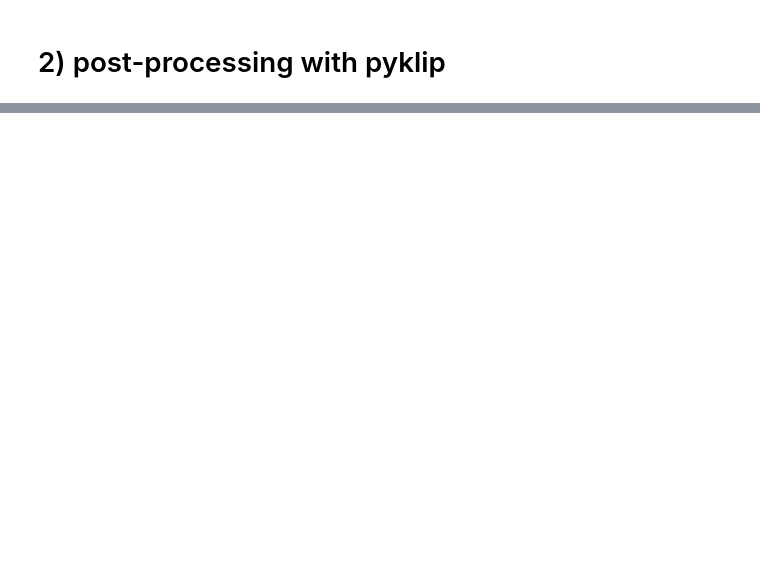
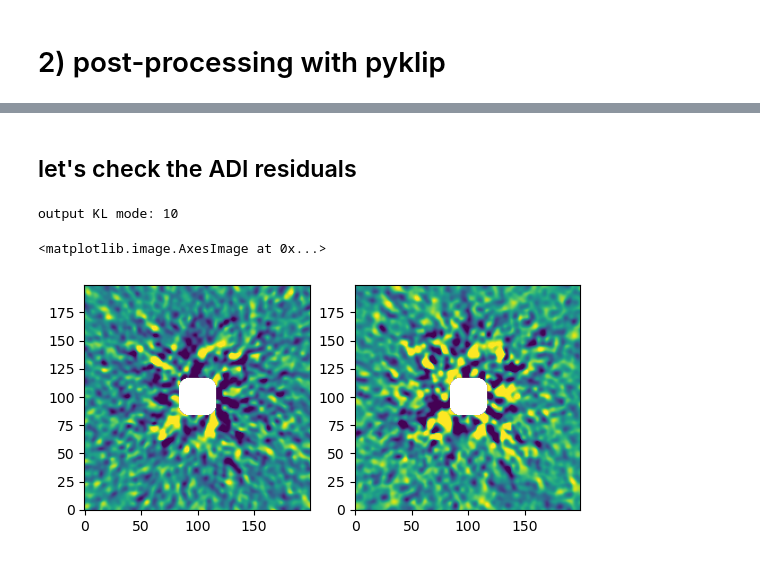
Before and after one commit to taichiuyama/VAMPIRES_Ha_tutorial, a Jupyter notebook: tutorial_VAMP-ADI+SDI.ipynb, the cells around one changed output, grey strips where cells are left out. Drawn from its saved outputs; the diff is of its cells as text; code cells hidden in the pictures; blank space fills up the shorter version.

```diff
--- a/tutorial_VAMP-ADI+SDI.ipynb
+++ b/tutorial_VAMP-ADI+SDI.ipynb
@@ -242,0 +407,16 @@ Text(0, 0.5, 'parallctic angle [deg]')
+# %%
+fwhm=3.3 #pix, hardcoded but it is better to measure the FWHM from the combined PSF
+
+# Ha
+centers_Ha = [center]*len(Ha_parang_selected)
+print(f'Ha field rotation: {abs(Ha_parang_selected[0]-Ha_parang_selected[-1])}')
+iwa_Ha = calc_iwa(fwhm,np.deg2rad(abs(Ha_parang_selected[0]-Ha_parang_selected[-1])),N_delta)
+
+dataset_Ha = Instrument.GenericData(Ha_data_selected, centers_Ha, parangs=Ha_parang_selected, IWA=iwa_Ha)
+
+# Ha_cont
+centers_Ha_cont = [center]*len(Ha_cont_parang_selected)
+print(f'Ha-cont field rotation: {abs(Ha_cont_parang_selected[0]-Ha_cont_parang_selected[-1])}')
+iwa_Ha_cont = calc_iwa(fwhm,np.deg2rad(abs(Ha_cont_parang_selected[0]-Ha_cont_parang_selected[-1])),N_delta)
+
+dataset_Ha_cont = Instrument.GenericData(Ha_cont_data_selected, centers_Ha_cont, parangs=Ha_cont_parang_selected, IWA=iwa_Ha_cont)
@@ -242,0 +462,22 @@ Text(0, 0.5, 'parallctic angle [deg]')
+# %% [markdown]
+## let's check the ADI residuals
+# %%
+output_channel = 4
+print(f'output KL mode: {numbasis[output_channel]}')
+Ha_output = fits.getdata(glob(outdir_Ha+'klip-ADI*fits')[0])[output_channel]
+Ha_cont_output = fits.getdata(glob(outdir_Hacont+'klip-ADI*fits')[0])[output_channel]
+
+Ha_smooth = gaussian_filter(Ha_output,sigma=fwhm/1.5) # usually sigma=fwhm/2.355
+Ha_cont_smooth = gaussian_filter(Ha_cont_output,sigma=fwhm/1.5)
+
+ycen, xcen = int(center[1]), int(center[0])
+plt.subplot(1,2,1)
+plt.imshow(Ha_smooth[ycen-100:ycen+100,xcen-100:xcen+100],origin='lower',\
+           vmin=np.nanpercentile(Ha_smooth,1),vmax=np.nanpercentile(Ha_smooth,99))
+plt.subplot(1,2,2)
+plt.imshow(Ha_cont_smooth[ycen-100:ycen+100,xcen-100:xcen+100],origin='lower',\
+           vmin=np.nanpercentile(Ha_cont_smooth,1),vmax=np.nanpercentile(Ha_cont_smooth,99))
+# %% [output]
+output KL mode: 10
+<matplotlib.image.AxesImage at 0x...>
+[figure, added]
```
Also changed, not shown: parts of 33 cells of this notebook.
